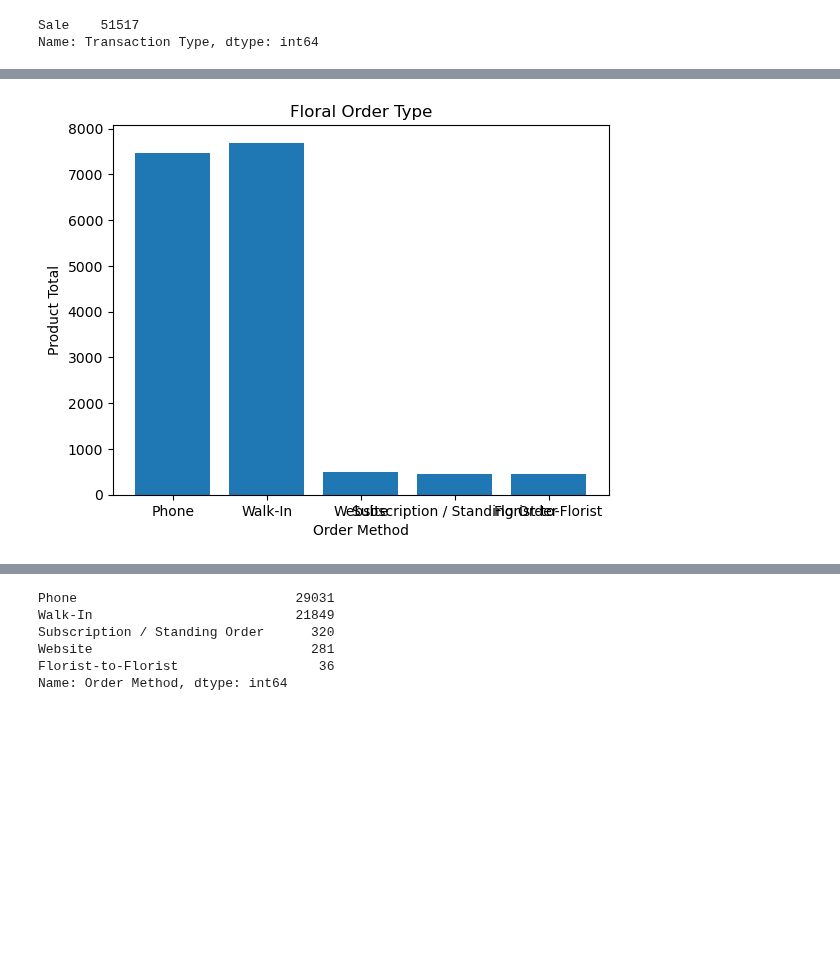
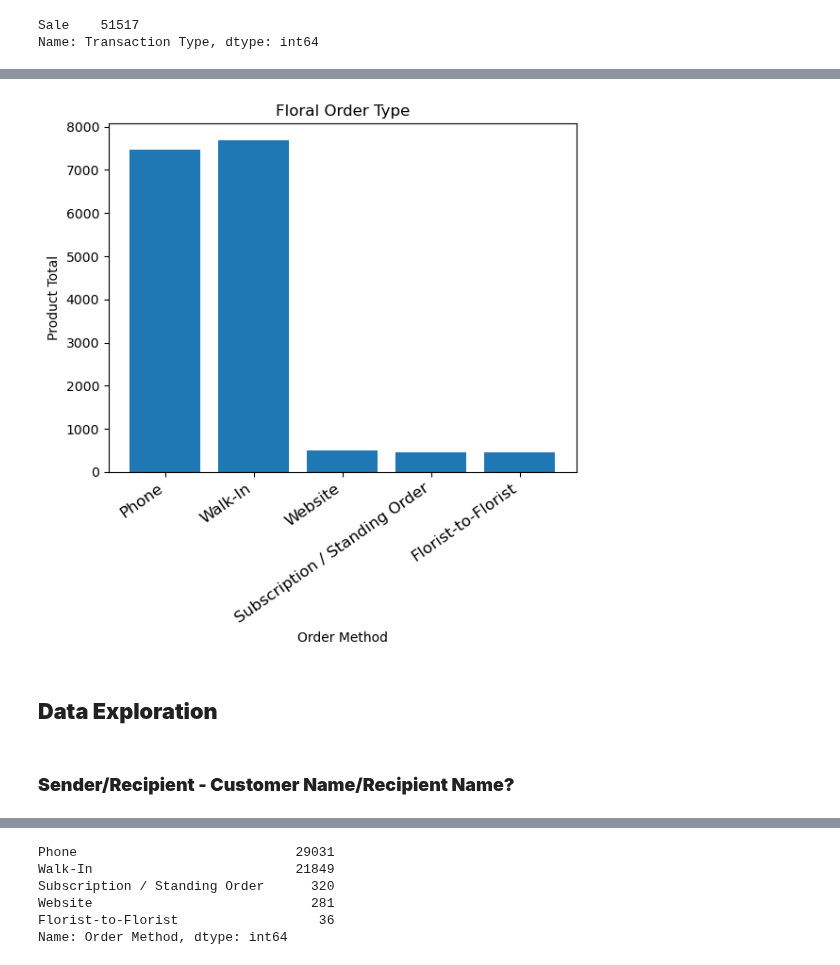
Before and after one commit to JoeBwonKenobi/Floral_Sales_Project, a Jupyter notebook: Floral_Data_Processing.ipynb, the cells around one changed output, grey strips where cells are left out. Drawn from its saved outputs; the diff is of its cells as text; code cells hidden in the pictures; blank space fills up the shorter version.

```diff
--- a/Floral_Data_Processing.ipynb
+++ b/Floral_Data_Processing.ipynb
@@ -103,7 +103,7 @@ memory usage: 22.2+ MB
 #These columns do not contribute any meaningful data to the insight I am after
 columns_to_drop = ['Delivery Street 2','Billing Street 2', 'Delivery_x', 'Delivery_y', 'Discount_y', 'Discount_x', 'Card Signature',
                    'Card Message', 'Tips', 'Tip', 'Customer Email', 'Customer Phone', 'Delivery Address Type', 'Tax Exempt', 'Grand Total_y',
-                   'Item Number', 'Billing Phone', 'Delivery State', 'Delivery Date_y', 'Payment Method_y', 'Sale Tax', 'Billing Name',
+                   'Item Number', 'Billing Phone', 'Delivery State', 'Delivery Date_y', 'Payment Method_y', 'Sale Tax', 'Sale Date', 'Billing Name',
                    'Billing Street', 'Billing City', 'Billing State', 'Billing Zip', 'Recipient Phone', 'Order Status', 'Tax']
 df = GDS.drop(columns_to_drop, axis= 1)
 #Preview of remaining columns
@@ -162,19 +162,31 @@ def change_column_datatype(df, column_dict):
     except Exception as e:
         print(f"Error: {str(e)}")
 # %%
-# Print Data Frame Before Conversion
+# Assuming you have a valid DataFrame stored in a variable named 'df'
+
+# Print DataFrame Before Conversion
 print("Before conversion:")
 print(df.dtypes)
 print(df)
+
 # Define the desired data types for columns
-column_dict = {'Product Total':'float', 'Nontaxable Delivery':'float','Wire Out Fee':'float',
-              'Gift Cards':'float', 'Grand Total_x':'float', 'Order Time':'datetime', 'Order Date':'datetime',
-              'Sale Date':'datetime', 'Delivery Date_x':'datetime', 'Delivery Zip':'int'}
+column_dict = {
+    'Product Total': 'float',
+    'Nontaxable Delivery': 'float',
+    'Wire Out Fee': 'float',
+    'Gift Cards': 'float',
+    'Grand Total_x': 'float',
+    'Order Time': 'datetime',
+    'Order Date': 'datetime',
+    'Delivery Date_x': 'datetime',
+    'Delivery Zip': 'int',
+}
+
 # Call the function to change data types
 df = change_column_datatype(df, column_dict)
 
-# Print Data Frame After Conversion
-print("\nAfter conversion")
+# Print DataFrame After Conversion
+print("\nAfter conversion:")
 print(df.dtypes)
 print(df)
 # %% [output]
@@ -251,7 +263,7 @@ def replace_nan(df):
         most_frequent_date = df[col].mode().values[0]
         df[col].fillna(most_frequent_date, inplace=True)
         # Impute missing values with median for numerical variables
-        numerical_imputer = SimpleImputer(strategy='median')
+        numerical_imputer = SimpleImputer(strategy='most_frequent')
     df[numerical_cols] = numerical_imputer.fit_transform(df[numerical_cols])
 
     return df
@@ -466,13 +425,18 @@ Name: Transaction Type, dtype: int64
 # %%
 # Create barplot
 plt.bar(fd['Order Method'], fd['Product Total'])
 
 # Set plot labels and title
 plt.xlabel('Order Method')
 plt.ylabel('Product Total')
+plt.xticks(rotation=35, fontsize = 12, fontweight = 'normal', ha = 'right');
 plt.title('Floral Order Type')
 
 # Show the plot
 plt.show()
 # %% [output]
-[figure, old version]
+[figure, new version]
+# %% [markdown]
+## **Data Exploration**
+# %% [markdown]
+### **Sender/Recipient - Customer Name/Recipient Name?**
```
Also changed, not shown: parts of 40 cells of this notebook.
